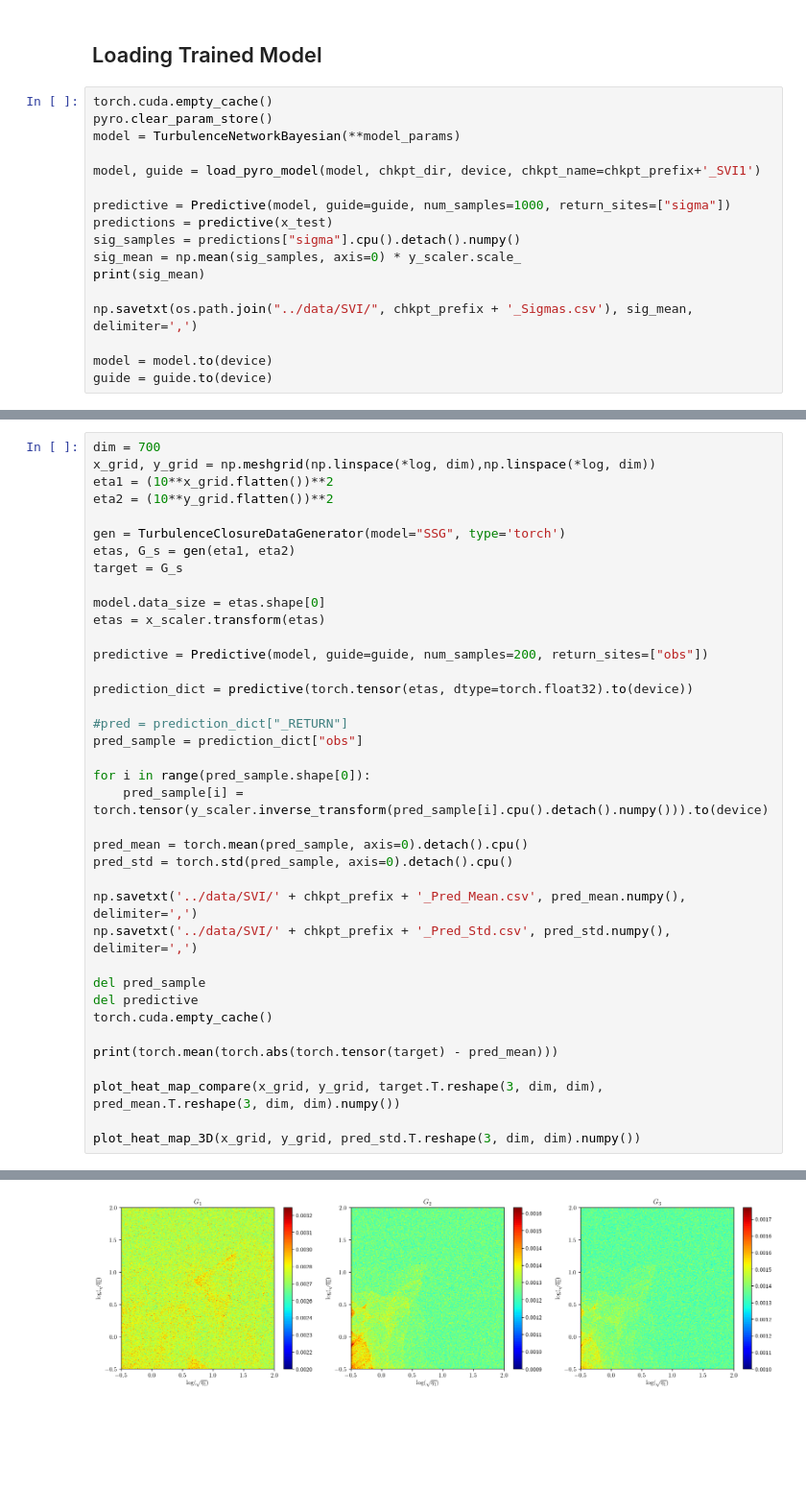
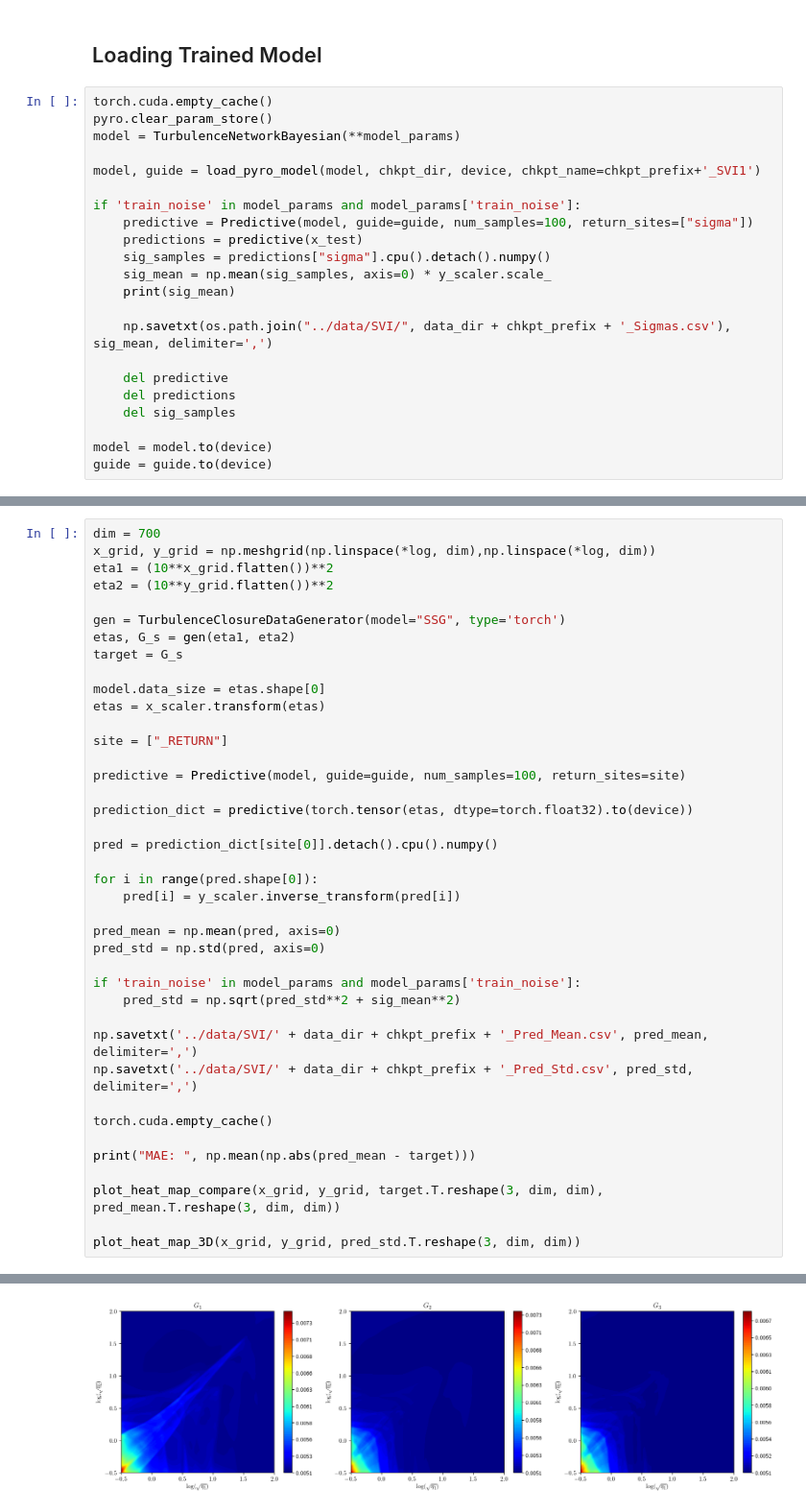
Before and after one commit to Crashprn/UncertaintyQuantification, a Jupyter notebook: Notebooks/SVI_Train.ipynb, the cells around one changed output, grey strips where cells are left out. Shown at 96% size. Cells and saved outputs as stored; diff of their text form; blank space fills up the shorter version.

Commit message:
Added Aleatoric plot maker

```diff
--- a/Notebooks/SVI_Train.ipynb
+++ b/Notebooks/SVI_Train.ipynb
@@ -170,13 +169,18 @@ model = TurbulenceNetworkBayesian(**model_params)
 
 model, guide = load_pyro_model(model, chkpt_dir, device, chkpt_name=chkpt_prefix+'_SVI1')
 
-predictive = Predictive(model, guide=guide, num_samples=1000, return_sites=["sigma"])
-predictions = predictive(x_test)
-sig_samples = predictions["sigma"].cpu().detach().numpy()
-sig_mean = np.mean(sig_samples, axis=0) * y_scaler.scale_
-print(sig_mean)
+if 'train_noise' in model_params and model_params['train_noise']:
+    predictive = Predictive(model, guide=guide, num_samples=100, return_sites=["sigma"])
+    predictions = predictive(x_test)
+    sig_samples = predictions["sigma"].cpu().detach().numpy()
+    sig_mean = np.mean(sig_samples, axis=0) * y_scaler.scale_
+    print(sig_mean)
 
-np.savetxt(os.path.join("../data/SVI/", chkpt_prefix + '_Sigmas.csv'), sig_mean, delimiter=',')
+    np.savetxt(os.path.join("../data/SVI/", data_dir + chkpt_prefix + '_Sigmas.csv'), sig_mean, delimiter=',')
+
+    del predictive
+    del predictions
+    del sig_samples
 
 model = model.to(device)
 guide = guide.to(device)
@@ -195,29 +199,31 @@ target = G_s
 model.data_size = etas.shape[0]
 etas = x_scaler.transform(etas)
 
-predictive = Predictive(model, guide=guide, num_samples=200, return_sites=["obs"])
+site = ["_RETURN"]
+
+predictive = Predictive(model, guide=guide, num_samples=100, return_sites=site)
 
 prediction_dict = predictive(torch.tensor(etas, dtype=torch.float32).to(device))
 
-#pred = prediction_dict["_RETURN"]
-pred_sample = prediction_dict["obs"]
+pred = prediction_dict[site[0]].detach().cpu().numpy()
 
-for i in range(pred_sample.shape[0]):
-    pred_sample[i] = torch.tensor(y_scaler.inverse_transform(pred_sample[i].cpu().detach().numpy())).to(device)
+for i in range(pred.shape[0]):
+    pred[i] = y_scaler.inverse_transform(pred[i])
 
-pred_mean = torch.mean(pred_sample, axis=0).detach().cpu()
-pred_std = torch.std(pred_sample, axis=0).detach().cpu()
+pred_mean = np.mean(pred, axis=0)
+pred_std = np.std(pred, axis=0)
 
-np.savetxt('../data/SVI/' + chkpt_prefix + '_Pred_Mean.csv', pred_mean.numpy(), delimiter=',')
-np.savetxt('../data/SVI/' + chkpt_prefix + '_Pred_Std.csv', pred_std.numpy(), delimiter=',')
+if 'train_noise' in model_params and model_params['train_noise']:
+    pred_std = np.sqrt(pred_std**2 + sig_mean**2)
 
-del pred_sample
-del predictive
+np.savetxt('../data/SVI/' + data_dir + chkpt_prefix + '_Pred_Mean.csv', pred_mean, delimiter=',')
+np.savetxt('../data/SVI/' + data_dir + chkpt_prefix + '_Pred_Std.csv', pred_std, delimiter=',')
+
 torch.cuda.empty_cache()
 
-print(torch.mean(torch.abs(torch.tensor(target) - pred_mean)))
+print("MAE: ", np.mean(np.abs(pred_mean - target)))
 
-plot_heat_map_compare(x_grid, y_grid, target.T.reshape(3, dim, dim), pred_mean.T.reshape(3, dim, dim).numpy())
+plot_heat_map_compare(x_grid, y_grid, target.T.reshape(3, dim, dim), pred_mean.T.reshape(3, dim, dim))
 
-plot_heat_map_3D(x_grid, y_grid, pred_std.T.reshape(3, dim, dim).numpy())
+plot_heat_map_3D(x_grid, y_grid, pred_std.T.reshape(3, dim, dim))
 # %% [output]
@@ -225,2 +231,2 @@ tensor(0.0009, dtype=torch.float64)
 [figure]
-[figure, old version]
+[figure, new version]
```
Also changed, not shown: parts of 17 cells of this notebook, 13 other files.
